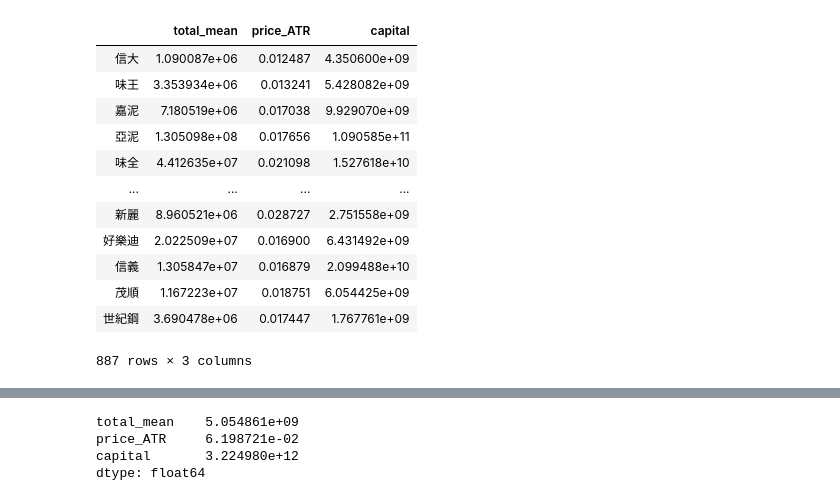
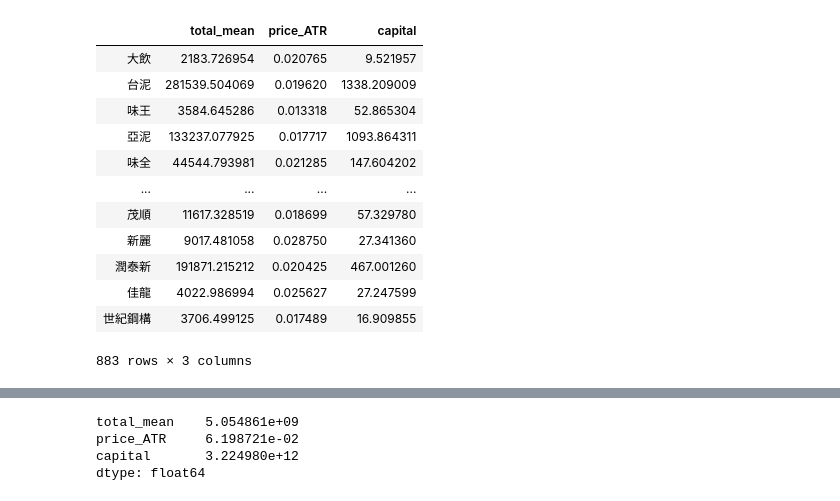
Before and after one commit to datateams0982/Inventory_Check, a Jupyter notebook: Cluster/Cluster_Feature.ipynb, the cells around one changed output, grey strips where cells are left out. Saved outputs shown, nothing was run; the diff lists cells and outputs as text; code cells hidden in the pictures.

```diff
--- a/Cluster/Cluster_Feature.ipynb
+++ b/Cluster/Cluster_Feature.ipynb
@@ -13,7 +13,7 @@ from functools import partial
 import Cluster_feature_function as func
 import pickle
 # %%
-data = pd.read_csv('D:\\庫存健診開發\\data\\Stock\\TWSE_Stock_fundamental.csv', converters={'ts': str, 'StockNo': str, 'StockName': str})
+data = pd.read_csv('D:\\庫存健診開發\\data\\processed\\TWSE_stock_processed.csv', converters={'ts': str, 'StockNo': str, 'StockName': str})
 data['ts'] = pd.to_datetime(data['ts'])
 data
 # %% [output]
@@ -33,32 +33,32 @@ data
 # %%
 data_train = data[data['ts'].dt.date < date(2017,9,1)]
-data_train = data_train[data_train.total_num.notnull()]
+data_train = data_train[data_train.capital != 0]
 df_list = [group[1] for group in data_train.groupby(data_train['StockNo'])]
 
 output_list = []
 
 if __name__ == '__main__':
     with Pool(processes=12) as pool:
         for i, x in enumerate(tqdm(pool.imap_unordered(partial(func.get_cluster_feature, decay=0.998), df_list), total=len(df_list)), 1):
             output_list.append(x)
 
 data_train = pd.concat(output_list, axis=1).transpose()
 data_train.columns = ['total_mean', 'price_ATR', 'capital']
 data_train
 # %% [output]
 [interactive output not drawn]
 |  | total_mean | price_ATR | capital |
-| 信大 | 1.090087e+06 | 0.012487 | 4.350600e+09 |
-| 味王 | 3.353934e+06 | 0.013241 | 5.428082e+09 |
-| 嘉泥 | 7.180519e+06 | 0.017038 | 9.929070e+09 |
-| 亞泥 | 1.305098e+08 | 0.017656 | 1.090585e+11 |
-| 味全 | 4.412635e+07 | 0.021098 | 1.527618e+10 |
+| 大飲 | 2183.726954 | 0.020765 | 9.521957 |
+| 台泥 | 281539.504069 | 0.019620 | 1338.209009 |
+| 味王 | 3584.645286 | 0.013318 | 52.865304 |
+| 亞泥 | 133237.077925 | 0.017717 | 1093.864311 |
+| 味全 | 44544.793981 | 0.021285 | 147.604202 |
 | ... | ... | ... | ... |
-| 新麗 | 8.960521e+06 | 0.028727 | 2.751558e+09 |
-| 好樂迪 | 2.022509e+07 | 0.016900 | 6.431492e+09 |
-| 信義 | 1.305847e+07 | 0.016879 | 2.099488e+10 |
-| 茂順 | 1.167223e+07 | 0.018751 | 6.054425e+09 |
-| 世紀鋼 | 3.690478e+06 | 0.017447 | 1.767761e+09 |
+| 茂順 | 11617.328519 | 0.018699 | 57.329780 |
+| 新麗 | 9017.481058 | 0.028750 | 27.341360 |
+| 潤泰新 | 191871.215212 | 0.020425 | 467.001260 |
+| 佳龍 | 4022.986994 | 0.025627 | 27.247599 |
+| 世紀鋼構 | 3706.499125 | 0.017489 | 16.909855 |
-887 rows × 3 columns
+883 rows × 3 columns
 # %%
 data_test = data[data['ts'].dt.date >= date(2017,9,1)]
```
Also changed, not shown: parts of 2 cells of this notebook, 11 other files.
